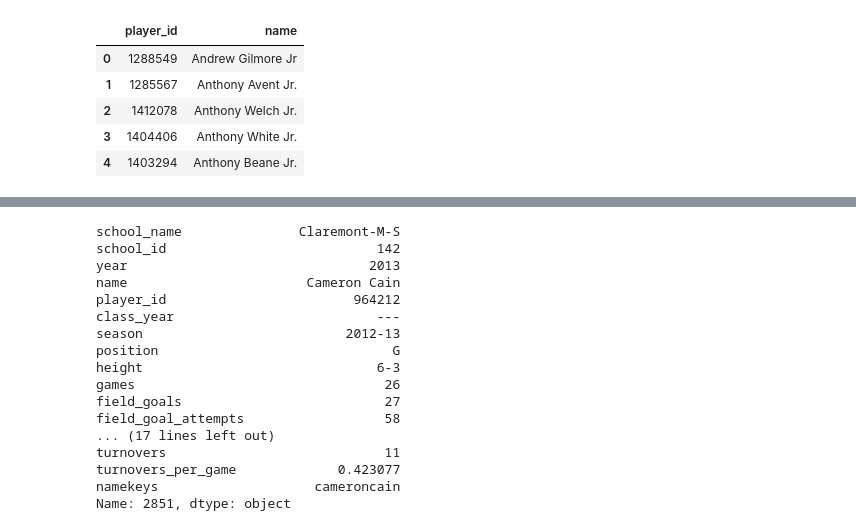
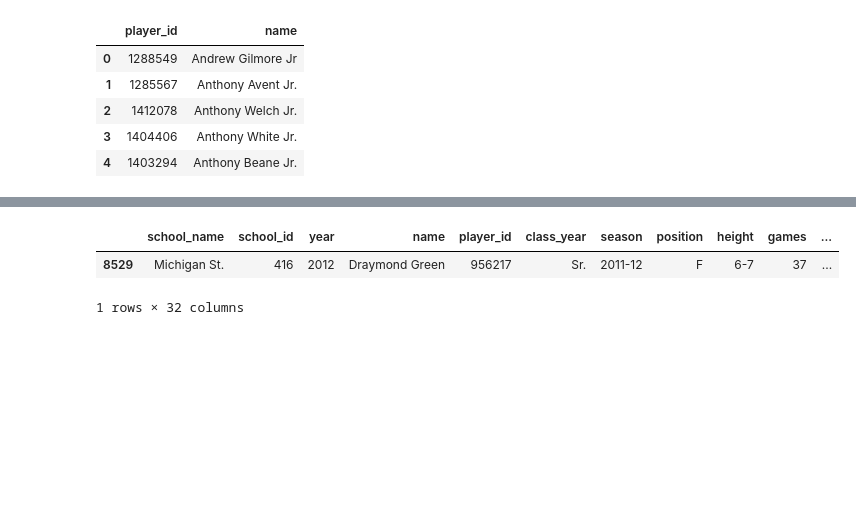
Before and after one commit to chetchavat/nba-draft-analysis, a Jupyter notebook: NCAA List/NCAA Data Cleaning.ipynb, the cells around one changed output, grey strips where cells are left out. Drawn from its saved outputs; the diff is of its cells as text; code cells hidden in the pictures; blank space fills up the shorter version.

```diff
--- a/NCAA List/NCAA Data Cleaning.ipynb
+++ b/NCAA List/NCAA Data Cleaning.ipynb
@@ -122,25 +155,11 @@ def make_name_key(series):
     series = ''.join(ch for ch in series if ch not in exclude)
     return series
 
-ncaa_2['namekeys'] = ncaa_2['name'].apply(make_name_key)
+ncaa['namekeys'] = ncaa['name'].apply(make_name_key)
-# %%
-ncaa_2.iloc[2851]
-# %% [output]
-school_name               Claremont-M-S
-school_id                           142
-year                               2013
-name                       Cameron Cain
-player_id                        964212
-class_year                          ---
-season                          2012-13
-position                              G
-height                              6-3
-games                                26
-field_goals                          27
-field_goal_attempts                  58
-... (17 lines left out)
-turnovers                            11
-turnovers_per_game             0.423077
-namekeys                    cameroncain
-Name: 2851, dtype: object
+# %%
+ncaa[ncaa['namekeys'] == 'draymondgreen']
+# %% [output]
+|  | school_name | school_id | year | name | player_id | class_year | season | position | height | games | ... |
+| 8529 | Michigan St. | 416 | 2012 | Draymond Green | 956217 | Sr. | 2011-12 | F | 6-7 | 37 | ... |
+1 rows × 32 columns
 # %%
```
Also changed, not shown: parts of 7 cells of this notebook, 5 other files.
